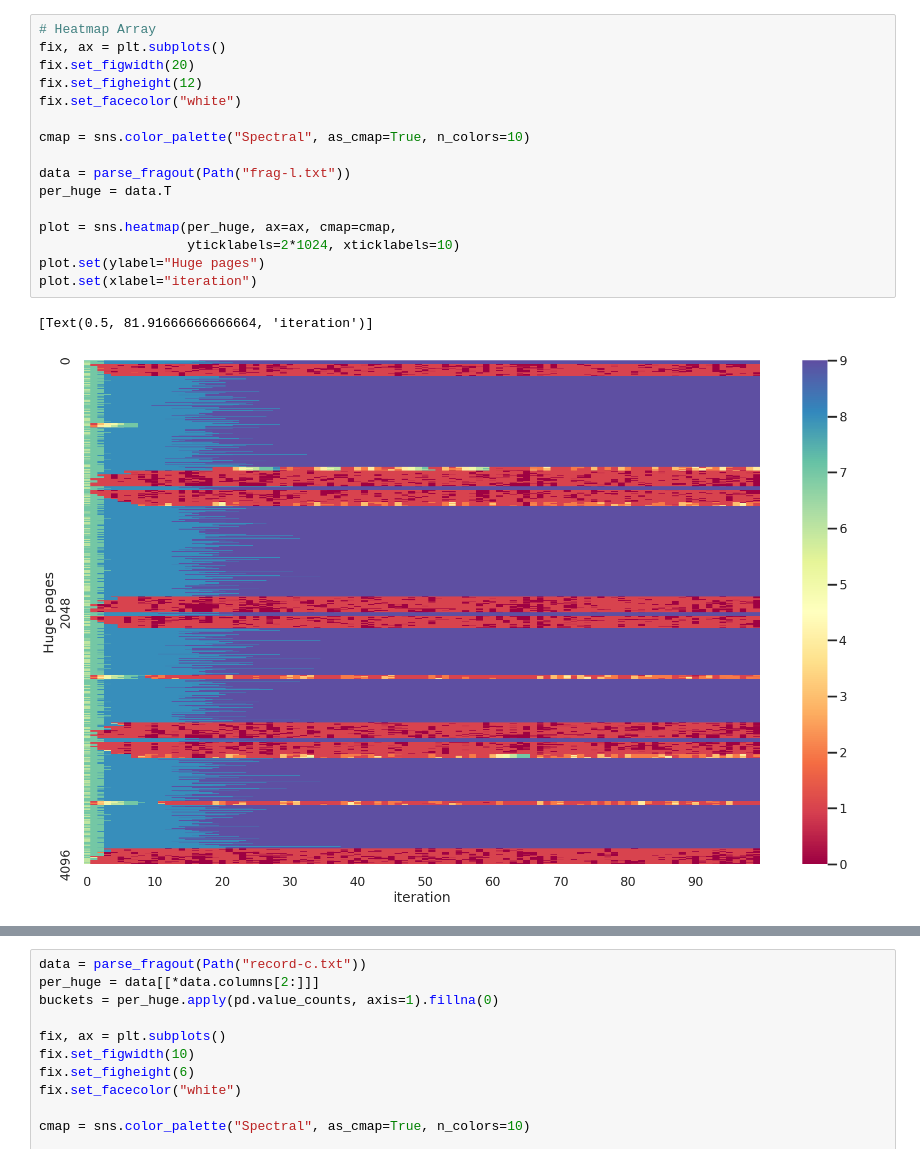
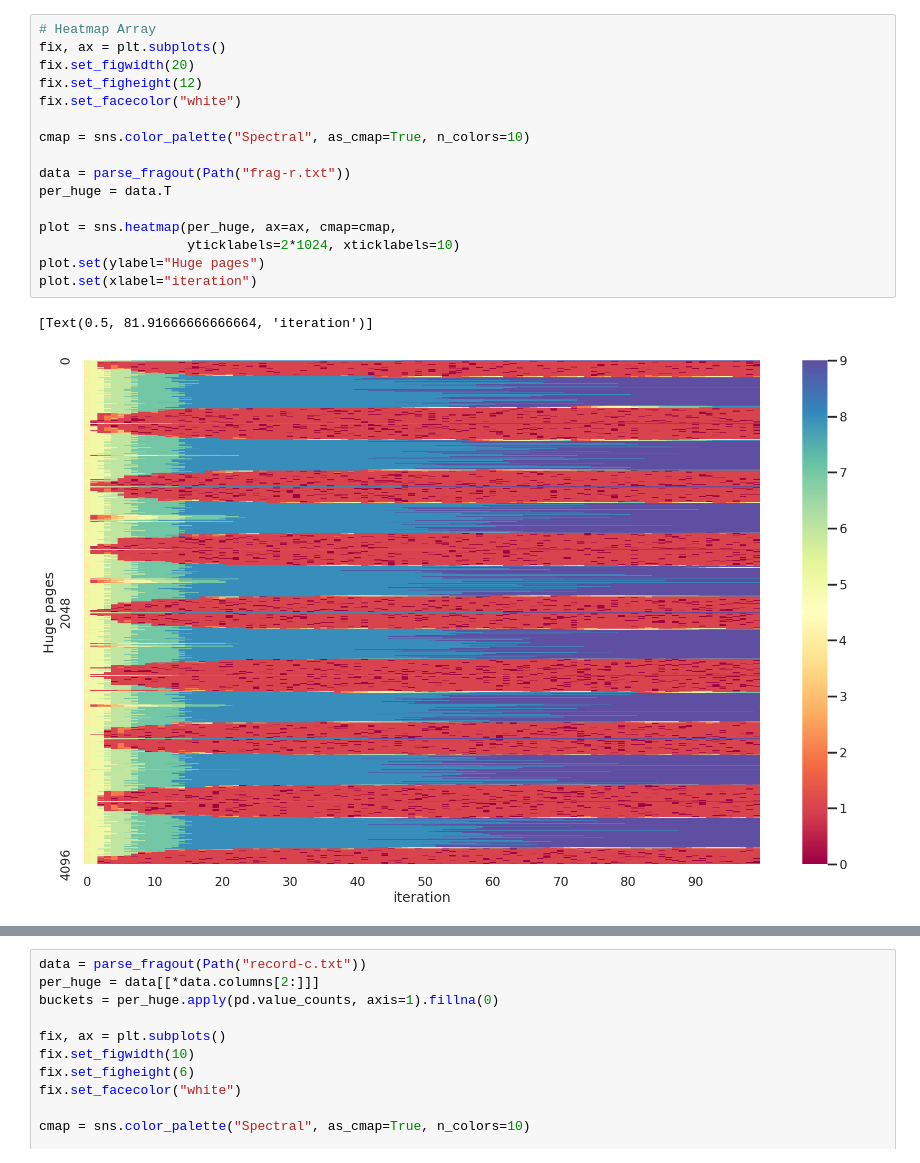
Before and after one commit to luhsra/llfree-rs, a Jupyter notebook: results/frag.ipynb, the cells around one changed output, grey strips where cells are left out. Drawn from its saved outputs; the diff is of its cells as text.

```diff
--- a/results/frag.ipynb
+++ b/results/frag.ipynb
@@ -82,22 +90,22 @@ plot.set(xlabel="iteration")
 # %%
 # Heatmap Array
 fix, ax = plt.subplots()
 fix.set_figwidth(20)
 fix.set_figheight(12)
 fix.set_facecolor("white")
 
 cmap = sns.color_palette("Spectral", as_cmap=True, n_colors=10)
 
-data = parse_fragout(Path("frag-l.txt"))
+data = parse_fragout(Path("frag-r.txt"))
 per_huge = data.T
 
 plot = sns.heatmap(per_huge, ax=ax, cmap=cmap,
                    yticklabels=2*1024, xticklabels=10)
 plot.set(ylabel="Huge pages")
 plot.set(xlabel="iteration")
 # %% [output]
 [Text(0.5, 81.91666666666664, 'iteration')]
-[figure, old version]
+[figure, new version]
 # %%
 # Heatmap Array
 fix, ax = plt.subplots()
```
Also changed, not shown: parts of 9 cells of this notebook, 4 other files.
